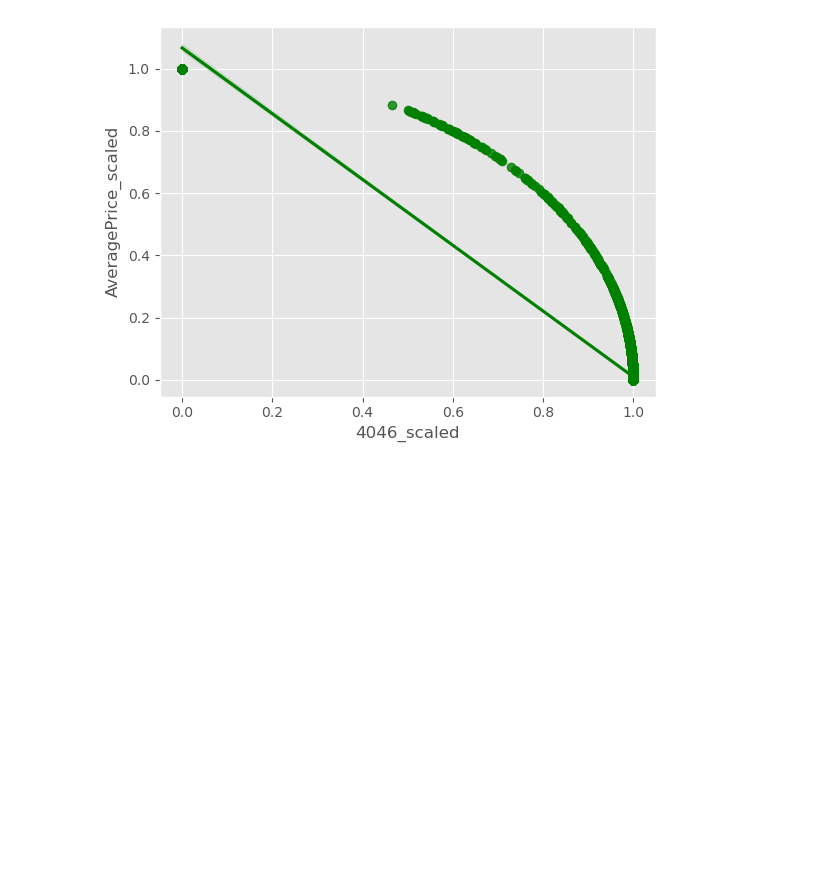
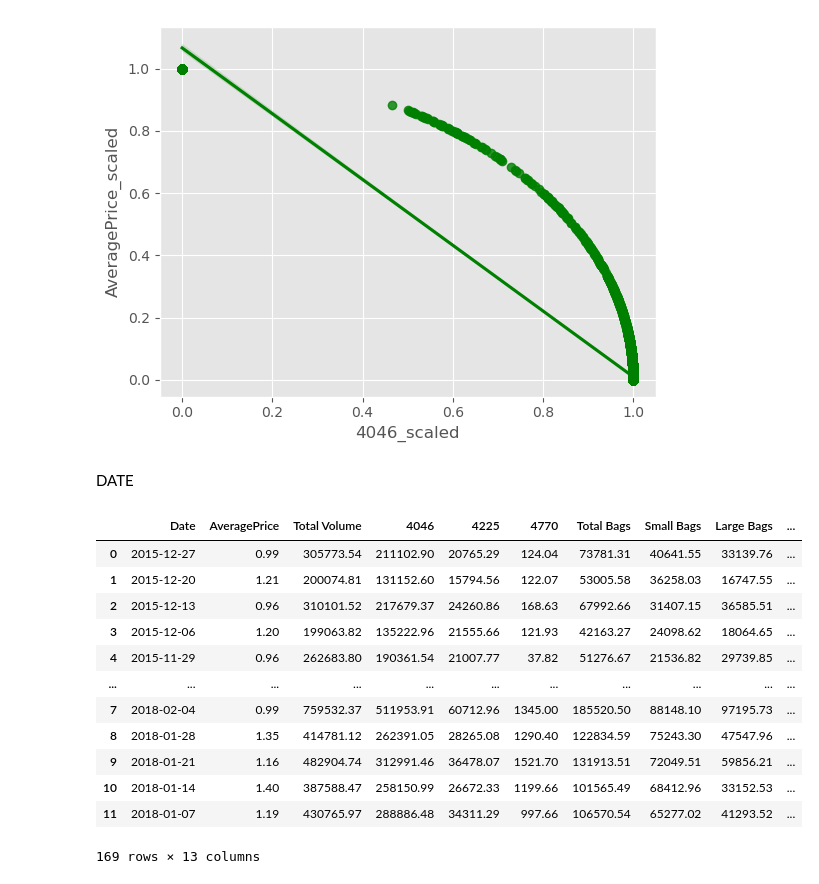
Before and after one commit to dunp7/Avocado-Price-Prediction, a Jupyter notebook: Task_2/ML.ipynb, the cells around one changed output. Saved outputs shown, nothing was run; the diff lists cells and outputs as text; code cells hidden in the pictures; blank space fills up the shorter version.

```diff
--- a/Task_2/ML.ipynb
+++ b/Task_2/ML.ipynb
@@ -559,3 +571,22 @@ sns.regplot(x='4046_scaled', y='AveragePrice_scaled', data=avo, color='g')
 plt.show()
 # %% [output]
 [figure]
+# %% [markdown]
+DATE
+# %%
+df = data[(data['region']=='California') & (data['type']=='conventional')]
+df
+# %% [output]
+|  | Date | AveragePrice | Total Volume | 4046 | 4225 | 4770 | Total Bags | Small Bags | Large Bags | ... |
+| 0 | 2015-12-27 | 0.99 | 305773.54 | 211102.90 | 20765.29 | 124.04 | 73781.31 | 40641.55 | 33139.76 | ... |
+| 1 | 2015-12-20 | 1.21 | 200074.81 | 131152.60 | 15794.56 | 122.07 | 53005.58 | 36258.03 | 16747.55 | ... |
+| 2 | 2015-12-13 | 0.96 | 310101.52 | 217679.37 | 24260.86 | 168.63 | 67992.66 | 31407.15 | 36585.51 | ... |
+| 3 | 2015-12-06 | 1.20 | 199063.82 | 135222.96 | 21555.66 | 121.93 | 42163.27 | 24098.62 | 18064.65 | ... |
+| 4 | 2015-11-29 | 0.96 | 262683.80 | 190361.54 | 21007.77 | 37.82 | 51276.67 | 21536.82 | 29739.85 | ... |
+| ... | ... | ... | ... | ... | ... | ... | ... | ... | ... | ... |
+| 7 | 2018-02-04 | 0.99 | 759532.37 | 511953.91 | 60712.96 | 1345.00 | 185520.50 | 88148.10 | 97195.73 | ... |
+| 8 | 2018-01-28 | 1.35 | 414781.12 | 262391.05 | 28265.08 | 1290.40 | 122834.59 | 75243.30 | 47547.96 | ... |
+| 9 | 2018-01-21 | 1.16 | 482904.74 | 312991.46 | 36478.07 | 1521.70 | 131913.51 | 72049.51 | 59856.21 | ... |
+| 10 | 2018-01-14 | 1.40 | 387588.47 | 258150.99 | 26672.33 | 1199.66 | 101565.49 | 68412.96 | 33152.53 | ... |
+| 11 | 2018-01-07 | 1.19 | 430765.97 | 288886.48 | 34311.29 | 997.66 | 106570.54 | 65277.02 | 41293.52 | ... |
+169 rows × 13 columns
```
Also changed, not shown: parts of 9 cells of this notebook.
